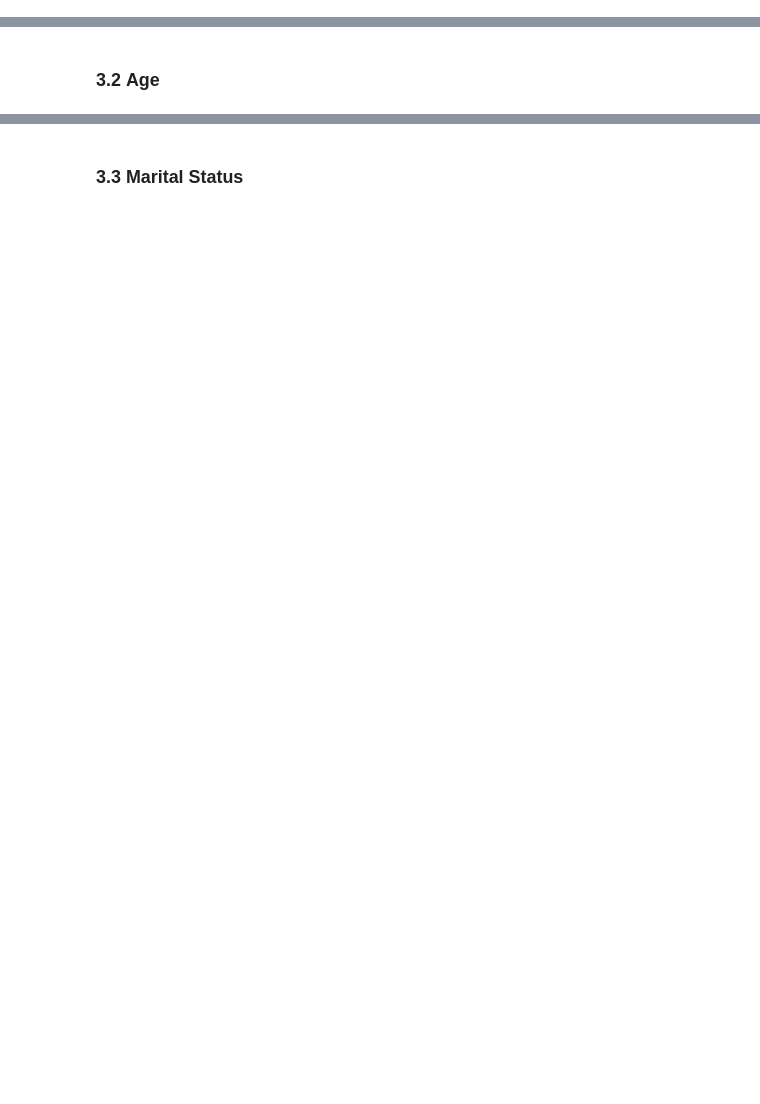
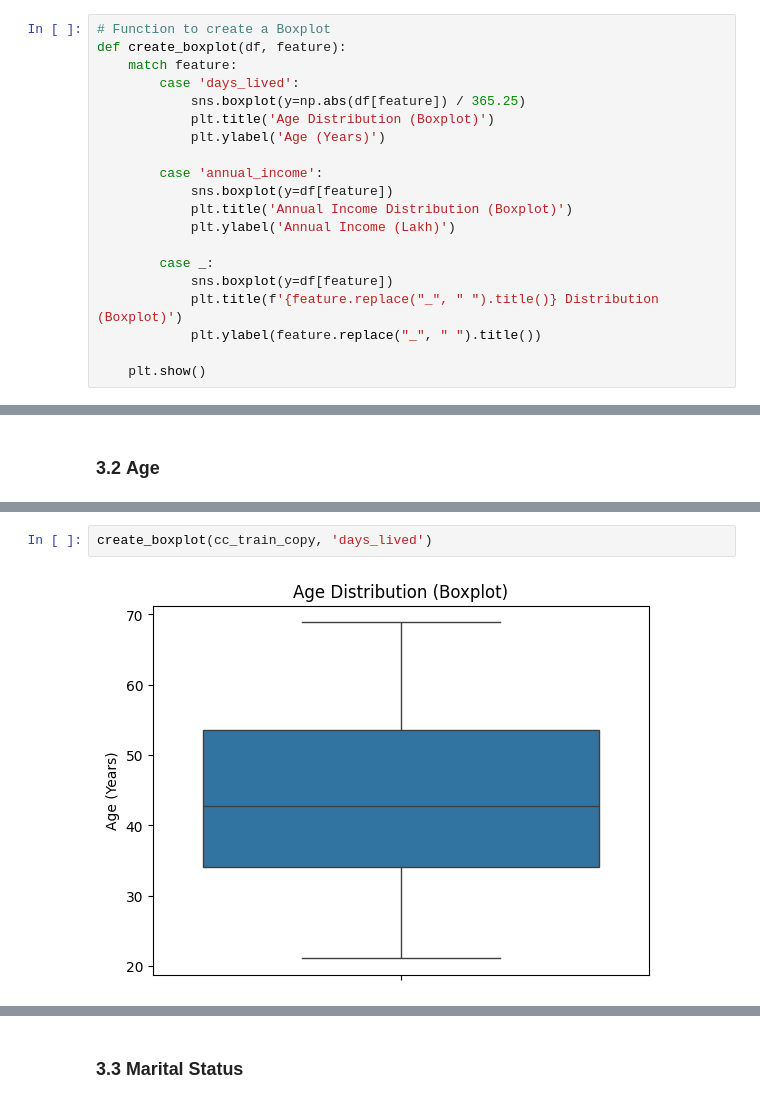
Before and after one commit to himaanssu/Credit_Card_Approval_Prediction, a Jupyter notebook: project.ipynb, the cells around one changed output, grey strips where cells are left out. Saved outputs shown, nothing was run; the diff lists cells and outputs as text; blank space fills up the shorter version.

```diff
--- a/project.ipynb
+++ b/project.ipynb
@@ -96,0 +207,20 @@ def count_and_freq_stats(df,feature):
+# %%
+# Function to create a Boxplot
+def create_boxplot(df, feature):
+    match feature:
+        case 'days_lived':
+            sns.boxplot(y=np.abs(df[feature]) / 365.25)
+            plt.title('Age Distribution (Boxplot)')
+            plt.ylabel('Age (Years)')
+
+        case 'annual_income':
+            sns.boxplot(y=df[feature])
+            plt.title('Annual Income Distribution (Boxplot)')
+            plt.ylabel('Annual Income (Lakh)')
+
+        case _:
+            sns.boxplot(y=df[feature])
+            plt.title(f'{feature.replace("_", " ").title()} Distribution (Boxplot)')
+            plt.ylabel(feature.replace("_", " ").title())
+
+    plt.show()
@@ -170,0 +322,4 @@ plt.show()
+# %%
+create_boxplot(cc_train_copy, 'days_lived')
+# %% [output]
+[figure, added]
```
Also changed, not shown: parts of 54 cells of this notebook.
